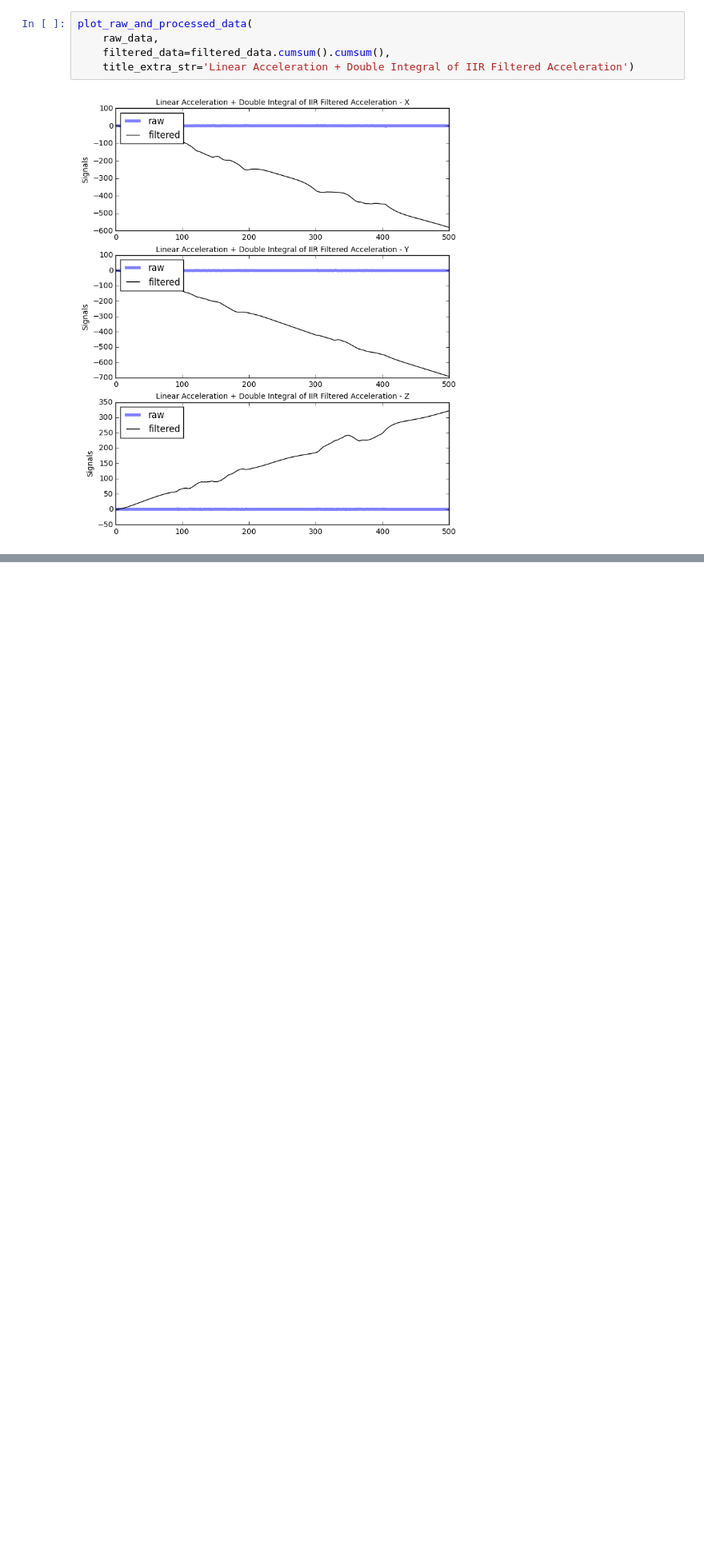
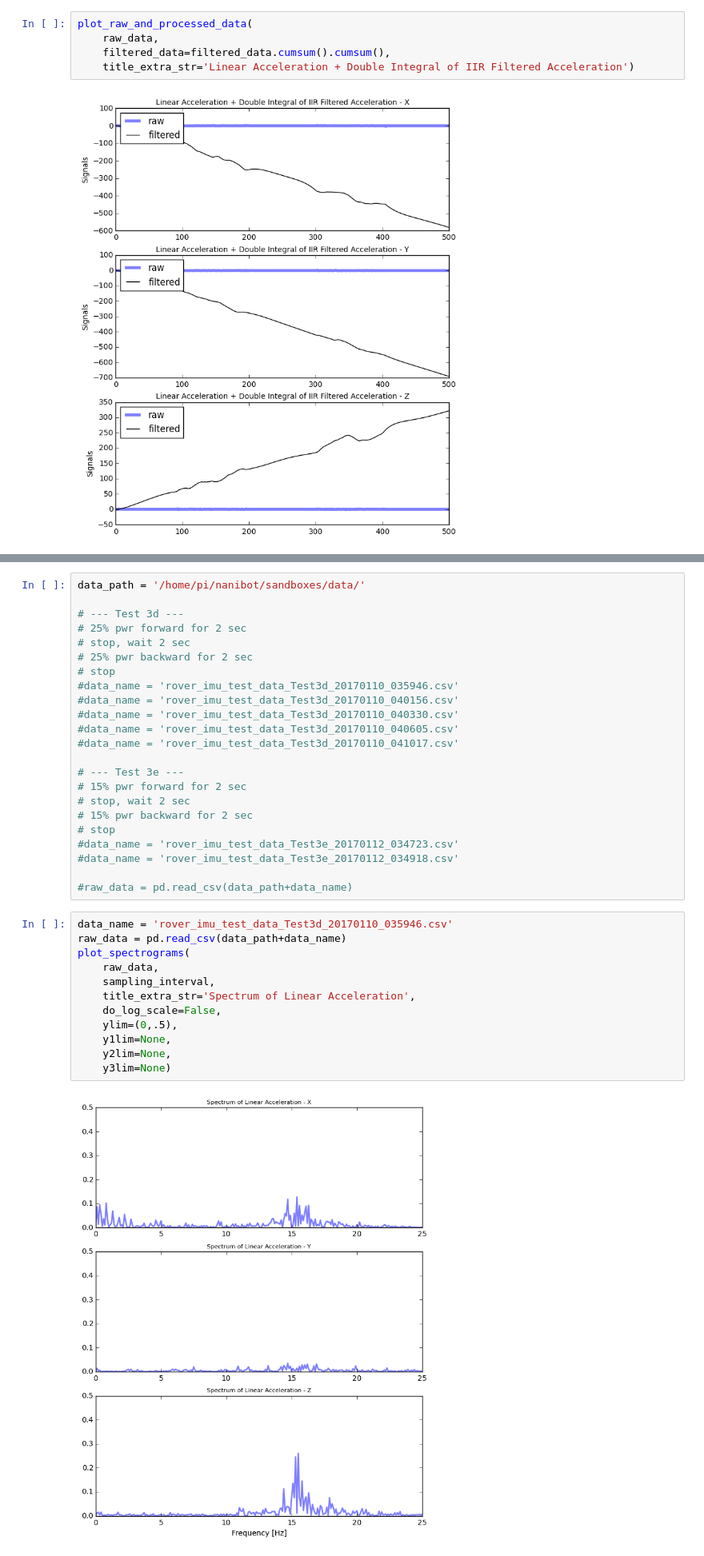
Before and after one commit to Nanigans/nanibot, a Jupyter notebook: sandboxes/ipython_notebooks/imu_data_filtering_sandbox_1.ipynb, the cells around one changed output, grey strips where cells are left out. Shown at 80% size. Cells and saved outputs as stored; diff of their text form; blank space fills up the shorter version.

```diff
--- a/sandboxes/ipython_notebooks/imu_data_filtering_sandbox_1.ipynb
+++ b/sandboxes/ipython_notebooks/imu_data_filtering_sandbox_1.ipynb
@@ -361,0 +368,37 @@ plot_raw_and_processed_data(
+# %%
+data_path = '/home/pi/nanibot/sandboxes/data/'
+
+# --- Test 3d ---
+# 25% pwr forward for 2 sec
+# stop, wait 2 sec
+# 25% pwr backward for 2 sec
+# stop
+#data_name = 'rover_imu_test_data_Test3d_20170110_035946.csv'
+#data_name = 'rover_imu_test_data_Test3d_20170110_040156.csv'
+#data_name = 'rover_imu_test_data_Test3d_20170110_040330.csv'
+#data_name = 'rover_imu_test_data_Test3d_20170110_040605.csv'
+#data_name = 'rover_imu_test_data_Test3d_20170110_041017.csv'
+
+# --- Test 3e ---
+# 15% pwr forward for 2 sec
+# stop, wait 2 sec
+# 15% pwr backward for 2 sec
+# stop
+#data_name = 'rover_imu_test_data_Test3e_20170112_034723.csv'
+#data_name = 'rover_imu_test_data_Test3e_20170112_034918.csv'
+
+#raw_data = pd.read_csv(data_path+data_name)
+# %%
+data_name = 'rover_imu_test_data_Test3d_20170110_035946.csv'
+raw_data = pd.read_csv(data_path+data_name)
+plot_spectrograms(
+    raw_data,
+    sampling_interval,
+    title_extra_str='Spectrum of Linear Acceleration',
+    do_log_scale=False,
+    ylim=(0,.5),
+    y1lim=None,
+    y2lim=None,
+    y3lim=None)
+# %% [output]
+[figure, added]
```
Also changed, not shown: parts of 10 cells of this notebook.
